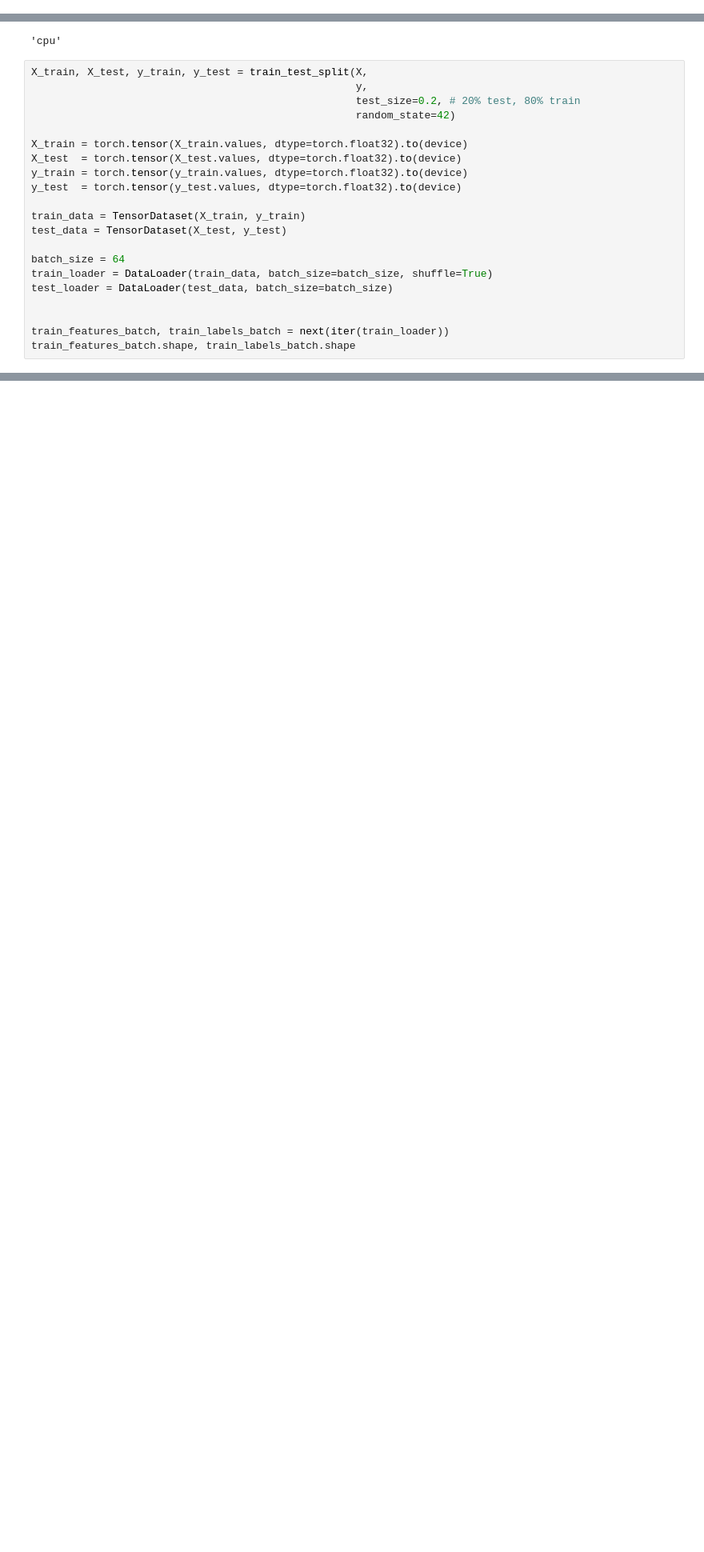
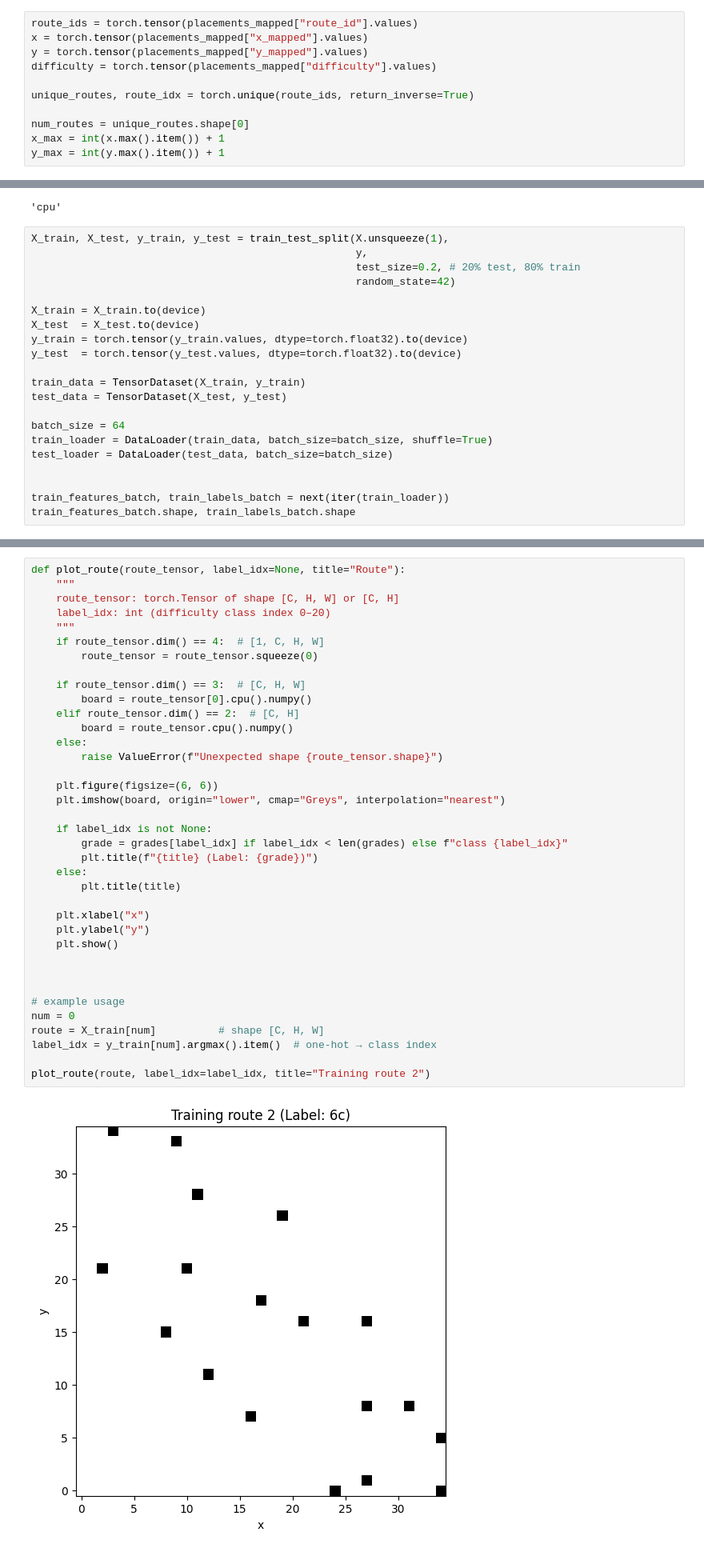
Before and after one commit to wagerc97/Kilter_board, a Jupyter notebook: src/notebooks/CNN.ipynb, the cells around one changed output, grey strips where cells are left out. Shown at 80% size. Saved outputs shown, nothing was run; the diff lists cells and outputs as text; blank space fills up the shorter version.

```diff
--- a/src/notebooks/CNN.ipynb
+++ b/src/notebooks/CNN.ipynb
@@ -147,0 +134,11 @@ Saved to /home/fillies/Documents/moon/kilter/data/routes_onehot.csv
+# %%
+route_ids = torch.tensor(placements_mapped["route_id"].values)
+x = torch.tensor(placements_mapped["x_mapped"].values)
+y = torch.tensor(placements_mapped["y_mapped"].values)
+difficulty = torch.tensor(placements_mapped["difficulty"].values)
+
+unique_routes, route_idx = torch.unique(route_ids, return_inverse=True)
+
+num_routes = unique_routes.shape[0]
+x_max = int(x.max().item()) + 1
+y_max = int(y.max().item()) + 1
@@ -184,13 +212,13 @@ device
 # %% [output]
 'cpu'
 # %%
-X_train, X_test, y_train, y_test = train_test_split(X,
+X_train, X_test, y_train, y_test = train_test_split(X.unsqueeze(1),
                                                     y,
                                                     test_size=0.2, # 20% test, 80% train
                                                     random_state=42)
 
-X_train = torch.tensor(X_train.values, dtype=torch.float32).to(device)
-X_test  = torch.tensor(X_test.values, dtype=torch.float32).to(device)
+X_train = X_train.to(device)
+X_test  = X_test.to(device)
 y_train = torch.tensor(y_train.values, dtype=torch.float32).to(device)
 y_test  = torch.tensor(y_test.values, dtype=torch.float32).to(device)
 
@@ -208,0 +237,39 @@ train_features_batch.shape, train_labels_batch.shape
+# %%
+def plot_route(route_tensor, label_idx=None, title="Route"):
+    """
+    route_tensor: torch.Tensor of shape [C, H, W] or [C, H]
+    label_idx: int (difficulty class index 0–20)
+    """
+    if route_tensor.dim() == 4:  # [1, C, H, W]
+        route_tensor = route_tensor.squeeze(0)
+
+    if route_tensor.dim() == 3:  # [C, H, W]
+        board = route_tensor[0].cpu().numpy()
+    elif route_tensor.dim() == 2:  # [C, H]
+        board = route_tensor.cpu().numpy()
+    else:
+        raise ValueError(f"Unexpected shape {route_tensor.shape}")
+
+    plt.figure(figsize=(6, 6))
+    plt.imshow(board, origin="lower", cmap="Greys", interpolation="nearest")
+
+    if label_idx is not None:
+        grade = grades[label_idx] if label_idx < len(grades) else f"class {label_idx}"
+        plt.title(f"{title} (Label: {grade})")
+    else:
+        plt.title(title)
+
+    plt.xlabel("x")
+    plt.ylabel("y")
+    plt.show()
+
+
+
+# example usage
+num = 0
+route = X_train[num]          # shape [C, H, W]
+label_idx = y_train[num].argmax().item()  # one-hot → class index
+
+plot_route(route, label_idx=label_idx, title="Training route 2")
+# %% [output]
+[figure, added]
```
Also changed, not shown: parts of 28 cells of this notebook, 1 other file.
